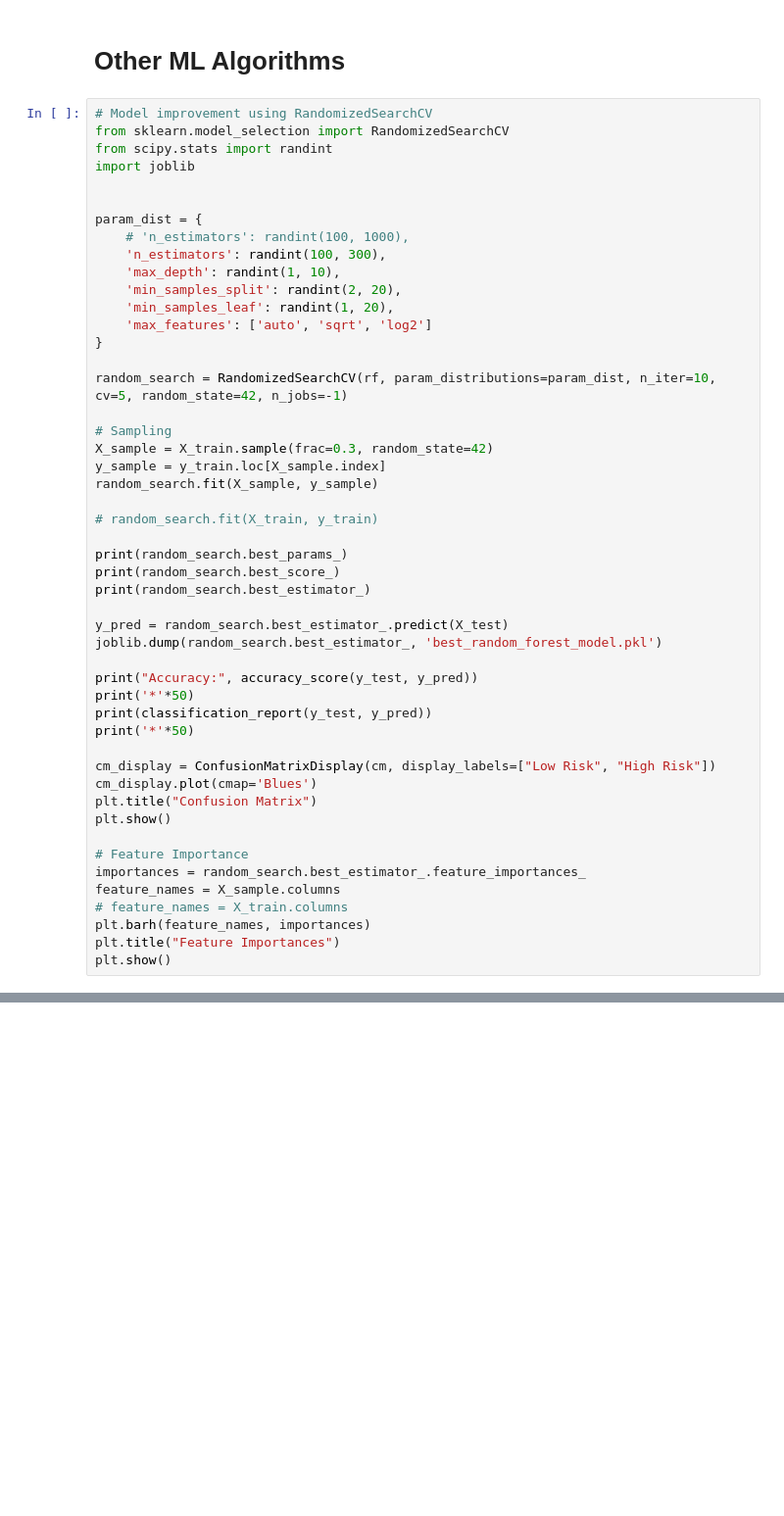
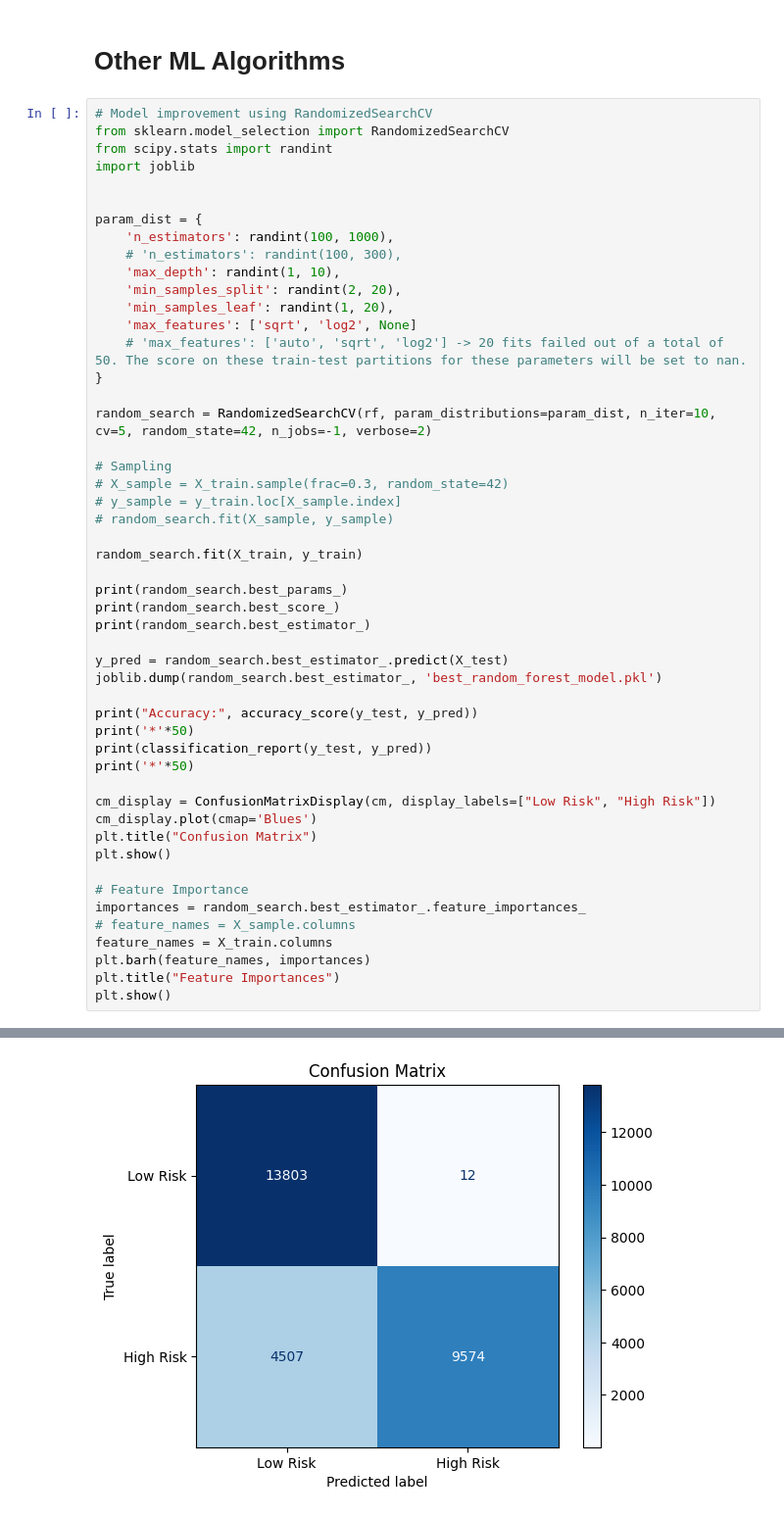
Before and after one commit to HenriqueGuima/Insurance-Risk-Assessment, a Jupyter notebook: eda_ml_insurance_premium.ipynb, the cells around one changed output, grey strips where cells are left out. Shown at 98% size. Saved outputs shown, nothing was run; the diff lists cells and outputs as text; blank space fills up the shorter version.

```diff
--- a/eda_ml_insurance_premium.ipynb
+++ b/eda_ml_insurance_premium.ipynb
@@ -417,22 +417,23 @@ import joblib
 
 
 param_dist = {
-    # 'n_estimators': randint(100, 1000),
-    'n_estimators': randint(100, 300),
+    'n_estimators': randint(100, 1000),
+    # 'n_estimators': randint(100, 300),
     'max_depth': randint(1, 10),
     'min_samples_split': randint(2, 20),
     'min_samples_leaf': randint(1, 20),
-    'max_features': ['auto', 'sqrt', 'log2']
+    'max_features': ['sqrt', 'log2', None]
+    # 'max_features': ['auto', 'sqrt', 'log2'] -> 20 fits failed out of a total of 50. The score on these train-test partitions for these parameters will be set to nan.
 }
 
-random_search = RandomizedSearchCV(rf, param_distributions=param_dist, n_iter=10, cv=5, random_state=42, n_jobs=-1)
+random_search = RandomizedSearchCV(rf, param_distributions=param_dist, n_iter=10, cv=5, random_state=42, n_jobs=-1, verbose=2)
 
 # Sampling
-X_sample = X_train.sample(frac=0.3, random_state=42)
-y_sample = y_train.loc[X_sample.index]
-random_search.fit(X_sample, y_sample)
+# X_sample = X_train.sample(frac=0.3, random_state=42)
+# y_sample = y_train.loc[X_sample.index]
+# random_search.fit(X_sample, y_sample)
 
-# random_search.fit(X_train, y_train)
+random_search.fit(X_train, y_train)
 
 print(random_search.best_params_)
 print(random_search.best_score_)
@@ -453,8 +454,8 @@ plt.show()
 
 # Feature Importance
 importances = random_search.best_estimator_.feature_importances_
-feature_names = X_sample.columns
-# feature_names = X_train.columns
+# feature_names = X_sample.columns
+feature_names = X_train.columns
 plt.barh(feature_names, importances)
 plt.title("Feature Importances")
 plt.show()
@@ -462,0 +480 @@ KeyboardInterrupt:
+[figure, added]
```
Also changed, not shown: parts of 7 cells of this notebook.
